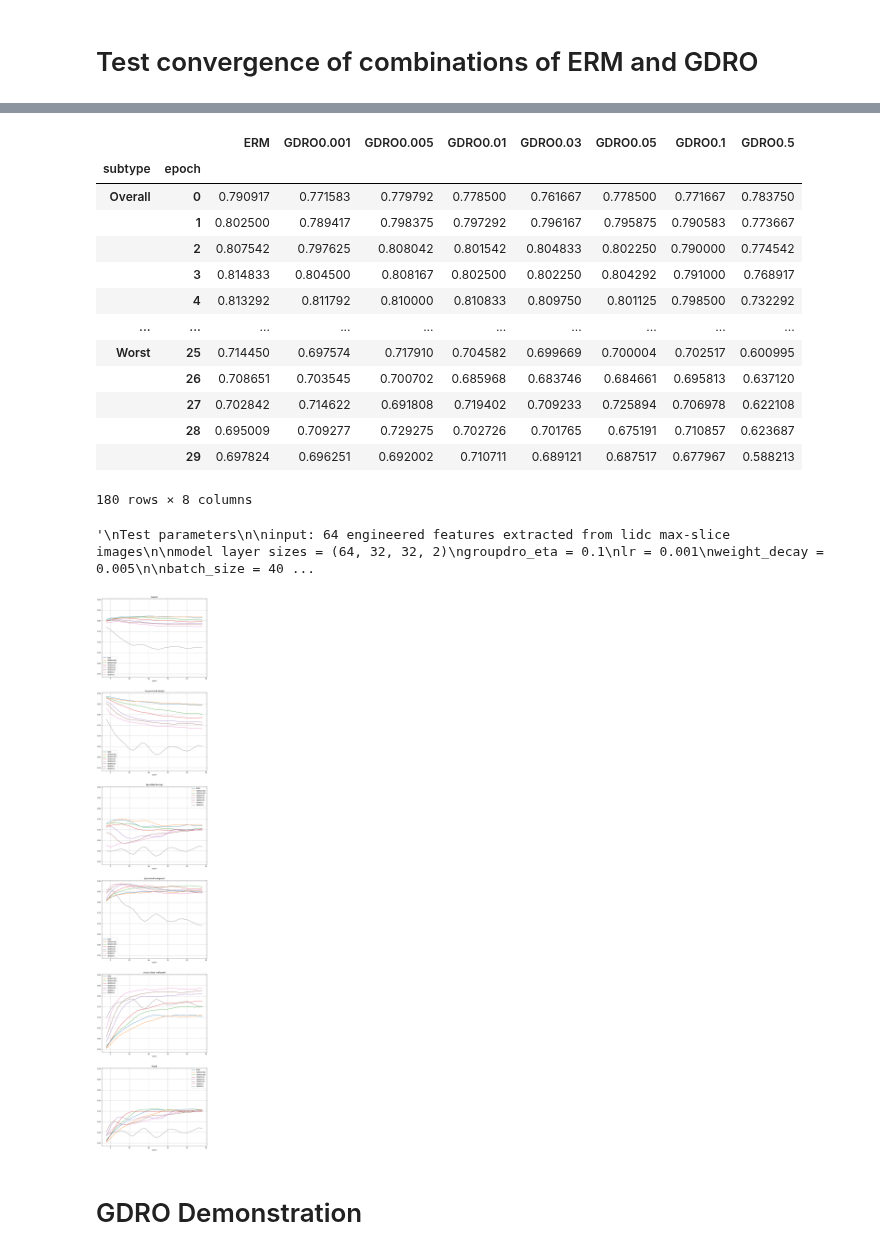
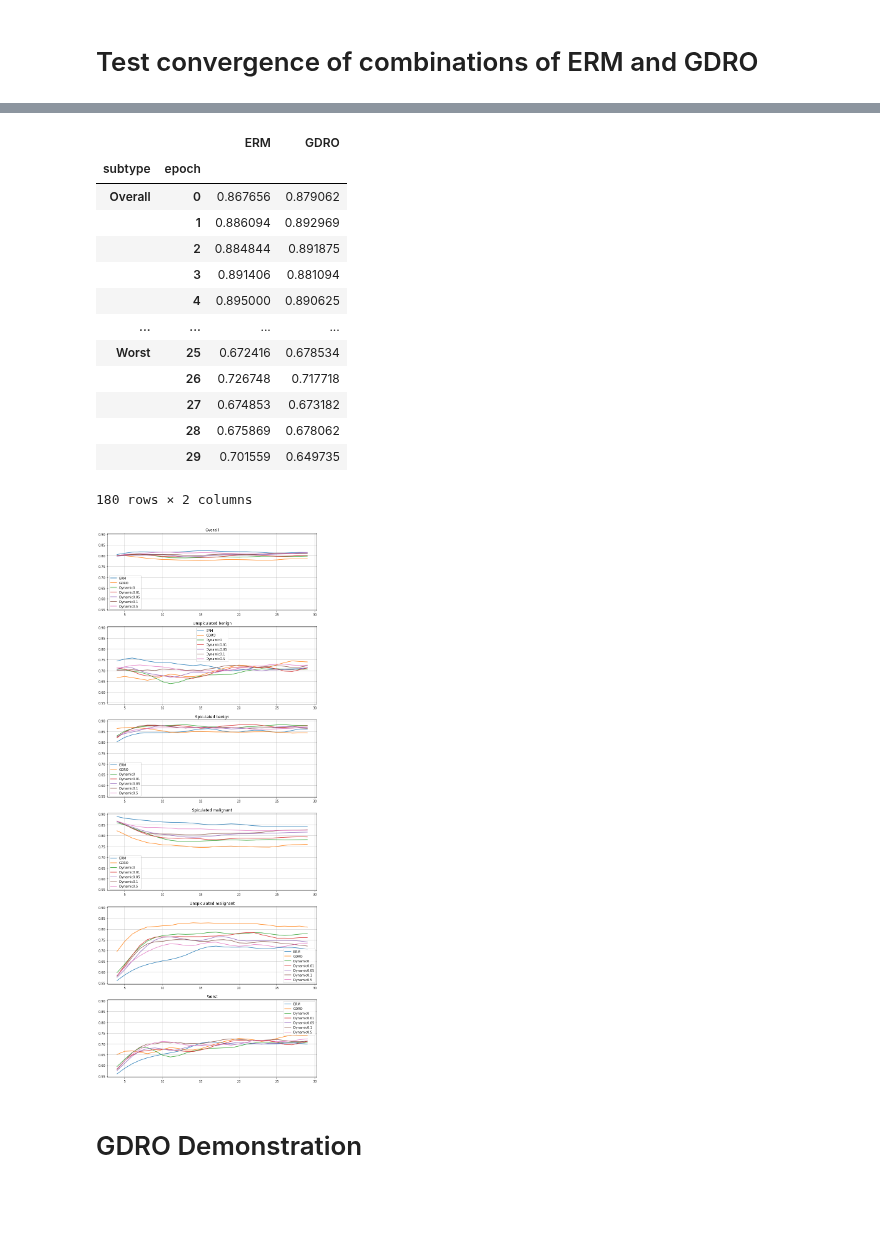
Before and after one commit to mtzig/LIDC_GDRO, a Jupyter notebook: notebooks/run_test.ipynb, the cells around one changed output, grey strips where cells are left out. Cells and saved outputs as stored; diff of their text form; code cells hidden in the pictures; blank space fills up the shorter version.

```diff
--- a/notebooks/run_test.ipynb
+++ b/notebooks/run_test.ipynb
@@ -25,7 +22,7 @@ proportional = True
 
 is_gdro = True
 
-hparams = {"groupdro_eta": 0.05}
+hparams = {"groupdro_eta": 0.05, "mix_eta": 0.05}
 # %%
 # code to get max slice data from the all slices set
 
@@ -64,13 +72,13 @@ test_df = df[df.index.isin(train_test[train_test["dataset"] == "test"].index.val
 
 # Test convergence of combinations of ERM and GDRO
 # %%
-N = 30
+N = 10
 epochs = 30
 subtypes = ["Overall", "Unspiculated benign", "Spiculated benign", "Spiculated malignant", "Unspiculated malignant"]
 
-# test_algorithms = ["ERM", "GDRO", "Sharp", "Smooth", "ReverseSmooth", "Adaptive", "ExtraERM", "ExtraGDRO", "Halfway"]
+# test_algorithms = ["ERM", "GDRO", "Sharp", "Smooth", "ReverseSmooth", "Dynamic", "ExtraERM", "ExtraGDRO", "Halfway"]
 # test_algorithms = ["Mix" + str(t) for t in [0.4, 0.5, 0.6, 0.7, 0.8]]
-test_algorithms = ["ERM", *["GDRO" + str(eta) for eta in [0.001, 0.005, 0.01, 0.03, 0.05, 0.1, 0.5]]]
+test_algorithms = ["ERM", "GDRO"]# , "GDRO", *["Dynamic" + str(eta) for eta in [0, 0.01, 0.05, 0.1, 0.5]]]
 
 results = {algorithm: np.zeros(N * epochs * len(subtypes)) for algorithm in test_algorithms}
 for algorithm in test_algorithms:
@@ -92,15 +100,19 @@ for algorithm in test_algorithms:
         print(f"Trial {n + 1}/{N}")
 
         # create and train model
-        model = models.NeuralNetwork(64, 32, 32, 2)
+        model = models.NeuralNetwork(100, 32, 32, 2)
         model.to(device)
 
         if (algorithm == "ERM"):
             loss_fn = loss.ERMLoss(model, torch.nn.CrossEntropyLoss(), hparams, subclassed=True)
         elif (algorithm == "GDRO"):
-            loss_fn = loss.GDROLossAlt(model, torch.nn.CrossEntropyLoss(), hparams["groupdro_eta"], 4, normalize_loss=True)
+            loss_fn = loss.GDROLossAlt(model, torch.nn.CrossEntropyLoss(), hparams["groupdro_eta"], 4, normalize_loss=False)
         elif (algorithm.startswith("GDRO")):
-            loss_fn = loss.GDROLossAlt(model, torch.nn.CrossEntropyLoss(), float(algorithm[4:]), 4, normalize_loss=True)
+            loss_fn = loss.GDROLossAlt(model, torch.nn.CrossEntropyLoss(), float(algorithm[len("GDRO"):]), 4, normalize_loss=True)
+        elif (algorithm == "Dynamic"):
+            loss_fn = loss.DynamicERMGDROLoss(model, torch.nn.CrossEntropyLoss(), hparams["groupdro_eta"], hparams["mix_eta"], 4, normalize_loss=True, subclassed=True)
+        elif (algorithm.startswith("Dynamic")):
+            loss_fn = loss.DynamicERMGDROLoss(model, torch.nn.CrossEntropyLoss(), hparams["groupdro_eta"], float(algorithm[len("Dynamic"):]), 4, normalize_loss=True, subclassed=True)
         else:
             loss_fn = loss.ERMGDROLoss(model, torch.nn.CrossEntropyLoss(), hparams, 4, normalize_loss=True, subclassed=True)
         optimizer = torch.optim.Adam(model.parameters(), lr=0.001, weight_decay=0.005)
@@ -112,9 +124,6 @@ for algorithm in test_algorithms:
                 loss_fn.t = 1 - (epoch / (epochs - 1))  # linear interpolation
             elif algorithm == "ReverseSmooth":
                 loss_fn.t = epoch / (epochs - 1)  # reverse linear interpolation
-            elif algorithm == "Adaptive":
-                acc = train.test(test_dataloader, model)[0]
-                loss_fn.t = acc < 0.85  # use gdro when overall accuracy is above threshold
             elif algorithm == "ExtraERM":
                 loss_fn.t = 2
             elif algorithm == "ExtraGDRO":
@@ -175,20 +184,20 @@ worst_group.index = pd.MultiIndex.from_product([["Worst"], worst_group.index], n
 worst_concat = pd.concat([trial_means.unstack(level=1).stack(), worst_group])
 worst_concat
 # %% [output]
-|  |  | ERM | GDRO0.001 | GDRO0.005 | GDRO0.01 | GDRO0.03 | GDRO0.05 | GDRO0.1 | GDRO0.5 |
-| subtype | epoch |  |  |  |  |  |  |  |  |
-| Overall | 0 | 0.790917 | 0.771583 | 0.779792 | 0.778500 | 0.761667 | 0.778500 | 0.771667 | 0.783750 |
-|  | 1 | 0.802500 | 0.789417 | 0.798375 | 0.797292 | 0.796167 | 0.795875 | 0.790583 | 0.773667 |
-|  | 2 | 0.807542 | 0.797625 | 0.808042 | 0.801542 | 0.804833 | 0.802250 | 0.790000 | 0.774542 |
-|  | 3 | 0.814833 | 0.804500 | 0.808167 | 0.802500 | 0.802250 | 0.804292 | 0.791000 | 0.768917 |
-|  | 4 | 0.813292 | 0.811792 | 0.810000 | 0.810833 | 0.809750 | 0.801125 | 0.798500 | 0.732292 |
-| ... | ... | ... | ... | ... | ... | ... | ... | ... | ... |
-| Worst | 25 | 0.714450 | 0.697574 | 0.717910 | 0.704582 | 0.699669 | 0.700004 | 0.702517 | 0.600995 |
-|  | 26 | 0.708651 | 0.703545 | 0.700702 | 0.685968 | 0.683746 | 0.684661 | 0.695813 | 0.637120 |
-|  | 27 | 0.702842 | 0.714622 | 0.691808 | 0.719402 | 0.709233 | 0.725894 | 0.706978 | 0.622108 |
-|  | 28 | 0.695009 | 0.709277 | 0.729275 | 0.702726 | 0.701765 | 0.675191 | 0.710857 | 0.623687 |
-|  | 29 | 0.697824 | 0.696251 | 0.692002 | 0.710711 | 0.689121 | 0.687517 | 0.677967 | 0.588213 |
+|  |  | ERM | GDRO |
+| subtype | epoch |  |  |
+| Overall | 0 | 0.867656 | 0.879062 |
+|  | 1 | 0.886094 | 0.892969 |
+|  | 2 | 0.884844 | 0.891875 |
+|  | 3 | 0.891406 | 0.881094 |
+|  | 4 | 0.895000 | 0.890625 |
+| ... | ... | ... | ... |
+| Worst | 25 | 0.672416 | 0.678534 |
+|  | 26 | 0.726748 | 0.717718 |
+|  | 27 | 0.674853 | 0.673182 |
+|  | 28 | 0.675869 | 0.678062 |
+|  | 29 | 0.701559 | 0.649735 |
-180 rows × 8 columns
+180 rows × 2 columns
 # %%
 """
 Test parameters
@@ -206,22 +215,24 @@ epochs = 40
 N = 120
 
 """
-# %% [output]
-'\nTest parameters\n\ninput: 64 engineered features extracted from lidc max-slice images\n\nmodel layer sizes = (64, 32, 32, 2)\ngroupdro_eta = 0.1\nlr = 0.001\nweight_decay = 0.005\n\nbatch_size = 40 ...
+# %%
+worst_concat = pd.read_csv('test_results/dynamic_mix_eta_sweep.csv')
+worst_concat.index = pd.MultiIndex.from_product([subtypes + ["Worst"], range(epochs)])
+worst_concat.drop(columns=["subtype", "epoch"], inplace=True)
 # %%
 import matplotlib.pyplot as plt
 
 rolling_window = 3
 
 rolling_data = worst_concat.unstack(level=0).rolling(rolling_window).mean().unstack().unstack(level=0)
 
 plots = [*subtypes, "Worst"]
 
 hide = []
 
 f, a = plt.subplots(len(plots),1, sharey=True)
 # plot subtypes sensitivity
 for i in range(len(plots)):
-    rolling_data.drop(columns=hide).rolling(rolling_window).mean().xs(plots[i]).plot(kind='line',title=plots[i],ax=a[i],figsize=(12,64),grid=True)
+    rolling_data.drop(columns=hide).rolling(rolling_window).mean().xs(plots[i]).plot(kind='line',title=plots[i],ax=a[i],figsize=(12,32),grid=True)
 # %% [output]
-[figure, old version]
+[figure, new version]
```
Also changed, not shown: parts of 14 cells of this notebook, 15 other files.
